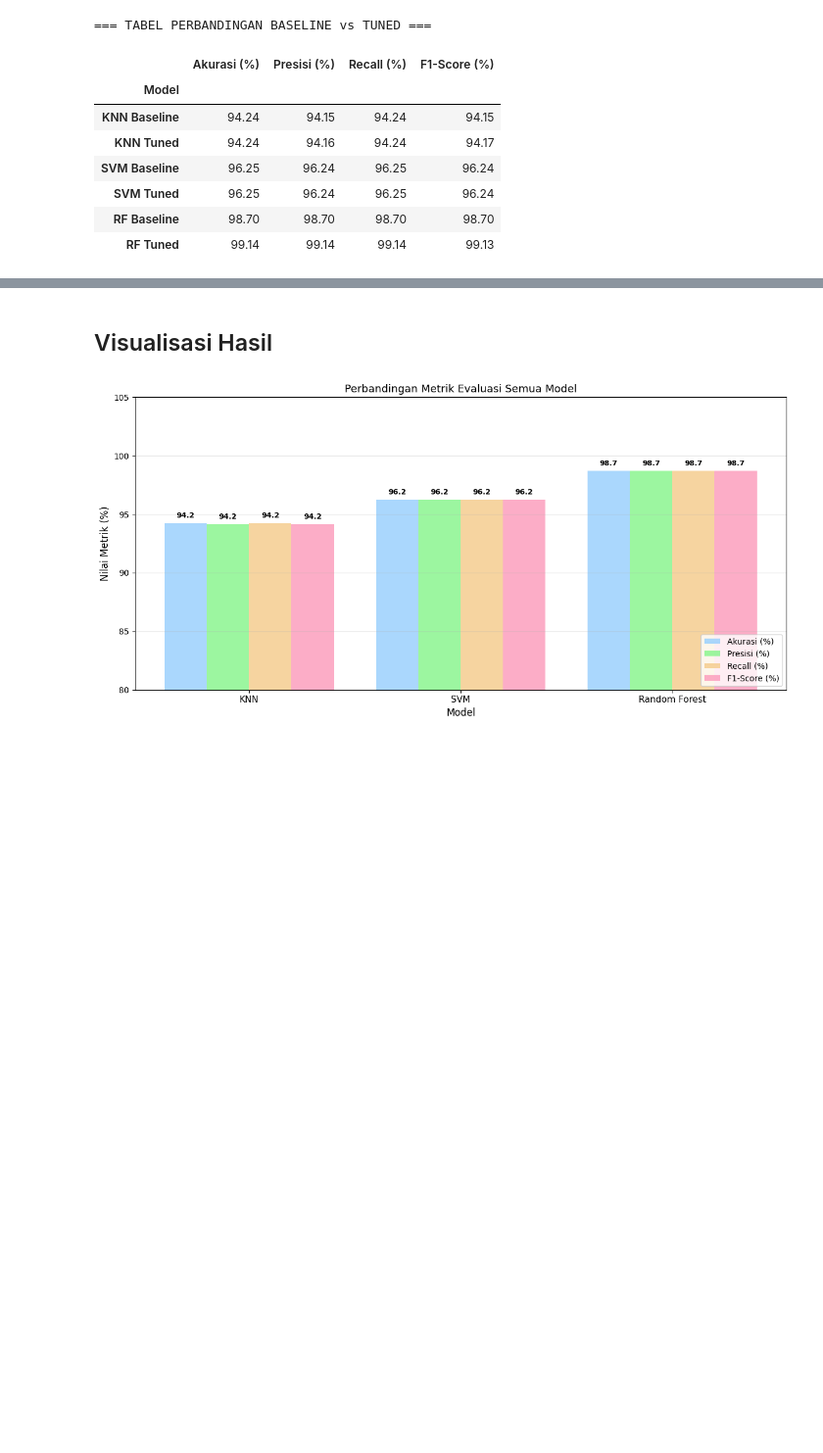
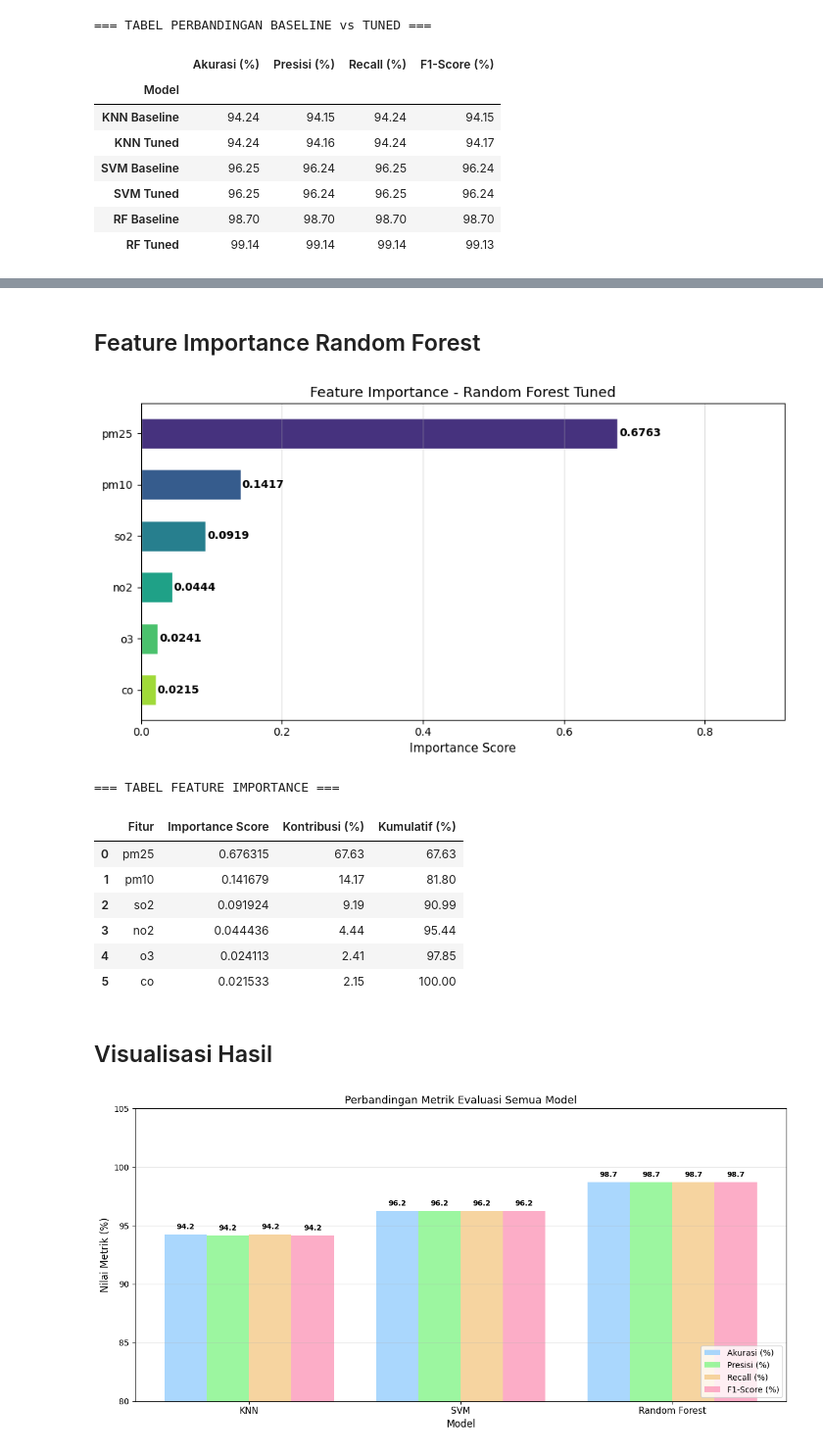
Before and after one commit to lisaaly9/Machine-Learning-, a Jupyter notebook: 3_Preliminary_Result_Kelompok7.ipynb, the cells around one changed output, grey strips where cells are left out. Shown at 98% size. Saved outputs shown, nothing was run; the diff lists cells and outputs as text; code cells hidden in the pictures; blank space fills up the shorter version.

```diff
--- a/3_Preliminary_Result_Kelompok7.ipynb
+++ b/3_Preliminary_Result_Kelompok7.ipynb
@@ -632,3 +688,52 @@ hasil_lengkap_df
+# %% [markdown]
+## Feature Importance Random Forest
+# %%
+best_rf = grid_rf.best_estimator_
+
+importances = best_rf.feature_importances_
+feature_name = fitur_dipakai
+
+indices = np.argsort(importances)[::-1]
+sorted_features = [feature_name[i] for i in indices]
+sorted_importances = importances[indices]
+
+fig, ax = plt.subplots(figsize=(9, 5))
+colors_fi = sns.color_palette("viridis", len(sorted_features))
+
+bars = ax.barh(sorted_features, sorted_importances, color=colors_fi, edgecolor='white', height=0.6)
+
+for bar, val in zip(bars, sorted_importances):
+    ax.text(bar.get_width() + 0.002, bar.get_y() + bar.get_height()/2,
+            f'{val:.4f}', va='center', fontsize=10, fontweight='bold')
+
+
+ax.set_xlabel('Importance Score', fontsize=11)
+ax.set_title('Feature Importance - Random Forest Tuned', fontsize=13)
+ax.set_xlim(0, max(sorted_importances) * 1.35)
+ax.invert_yaxis()
+ax.xaxis.grid(True, alpha=0.4)
+plt.tight_layout()
+plt.show()
+
+fi_df = pd.DataFrame({
+    'Fitur': sorted_features,
+    'Importance Score': sorted_importances,
+    'Kontribusi (%)': (sorted_importances * 100).round(2),
+    'Kumulatif (%)': (np.cumsum(sorted_importances) * 100).round(2)
+})
+
+print('=== TABEL FEATURE IMPORTANCE ===')
+display(fi_df)
+# %% [output]
+[figure, added]
+=== TABEL FEATURE IMPORTANCE ===
+|  | Fitur | Importance Score | Kontribusi (%) | Kumulatif (%) |
+| 0 | pm25 | 0.676315 | 67.63 | 67.63 |
+| 1 | pm10 | 0.141679 | 14.17 | 81.80 |
+| 2 | so2 | 0.091924 | 9.19 | 90.99 |
+| 3 | no2 | 0.044436 | 4.44 | 95.44 |
+| 4 | o3 | 0.024113 | 2.41 | 97.85 |
+| 5 | co | 0.021533 | 2.15 | 100.00 |
 # %% [markdown]
 ## Visualisasi Hasil
 # %%
```
Also changed, not shown: parts of 17 cells of this notebook, 9 other files.
